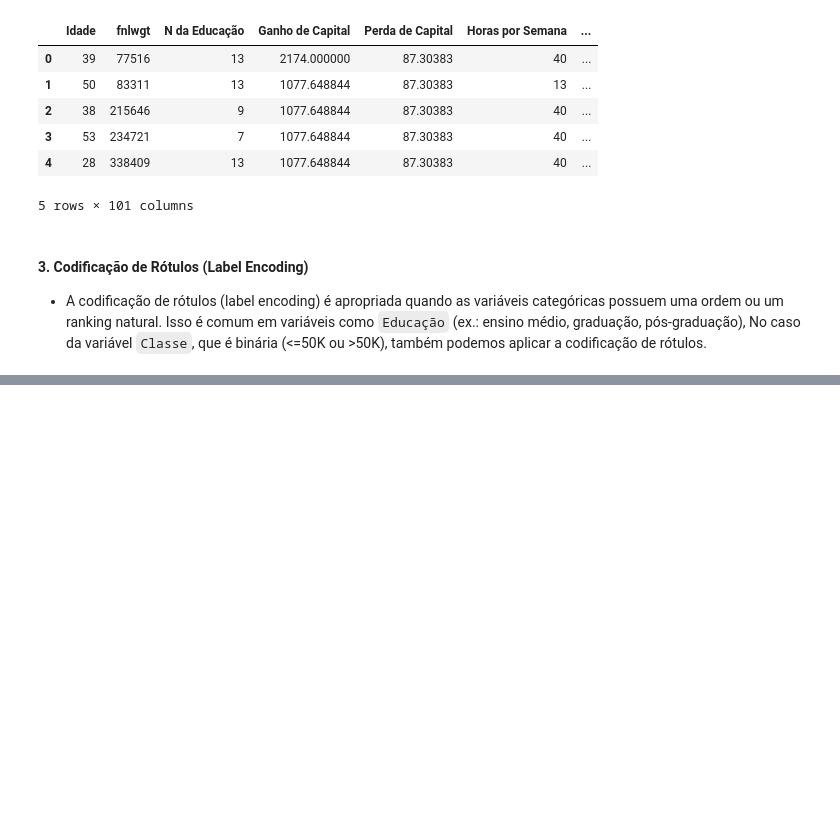
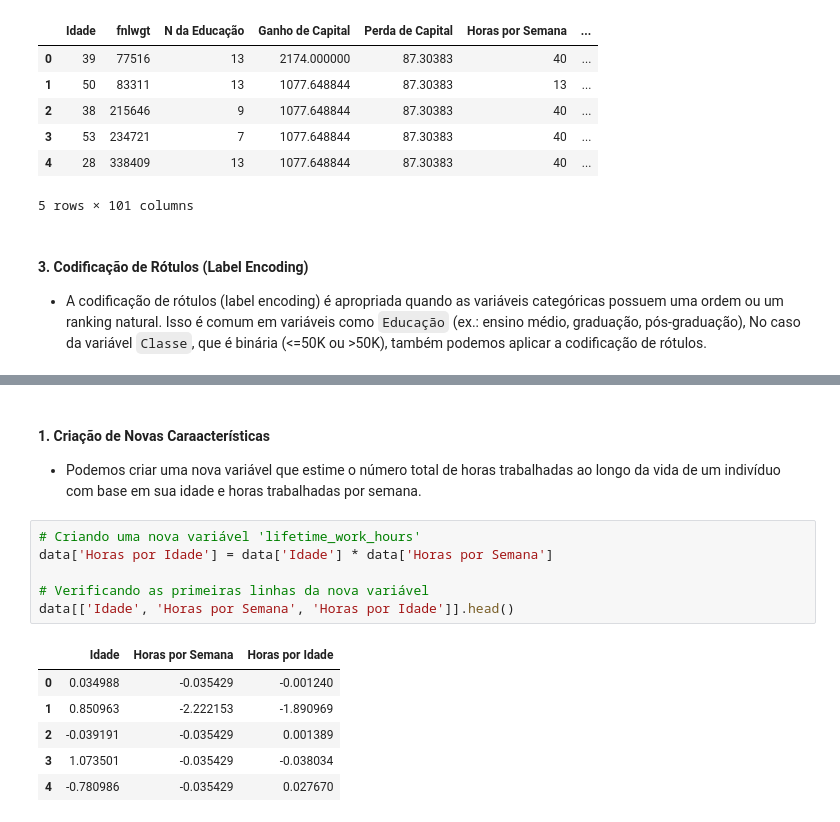
Before and after one commit to lucass235/Analise_dados_pos, a Jupyter notebook: scripts/Preparacao_dos_dados.ipynb, the cells around one changed output, grey strips where cells are left out. Drawn from its saved outputs; the diff is of its cells as text; blank space fills up the shorter version.

```diff
--- a/scripts/Preparacao_dos_dados.ipynb
+++ b/scripts/Preparacao_dos_dados.ipynb
@@ -260,0 +296,16 @@ Error:
+# %% [markdown]
+#### 1. Criação de Novas Caraacterísticas
+- Podemos criar uma nova variável que estime o número total de horas trabalhadas ao longo da vida de um indivíduo com base em sua idade e horas trabalhadas por semana.
+# %%
+# Criando uma nova variável 'lifetime_work_hours'
+data['Horas por Idade'] = data['Idade'] * data['Horas por Semana']
+
+# Verificando as primeiras linhas da nova variável
+data[['Idade', 'Horas por Semana', 'Horas por Idade']].head()
+# %% [output]
+|  | Idade | Horas por Semana | Horas por Idade |
+| 0 | 0.034988 | -0.035429 | -0.001240 |
+| 1 | 0.850963 | -2.222153 | -1.890969 |
+| 2 | -0.039191 | -0.035429 | 0.001389 |
+| 3 | 1.073501 | -0.035429 | -0.038034 |
+| 4 | -0.780986 | -0.035429 | 0.027670 |
```
Also changed, not shown: parts of 15 cells of this notebook.
